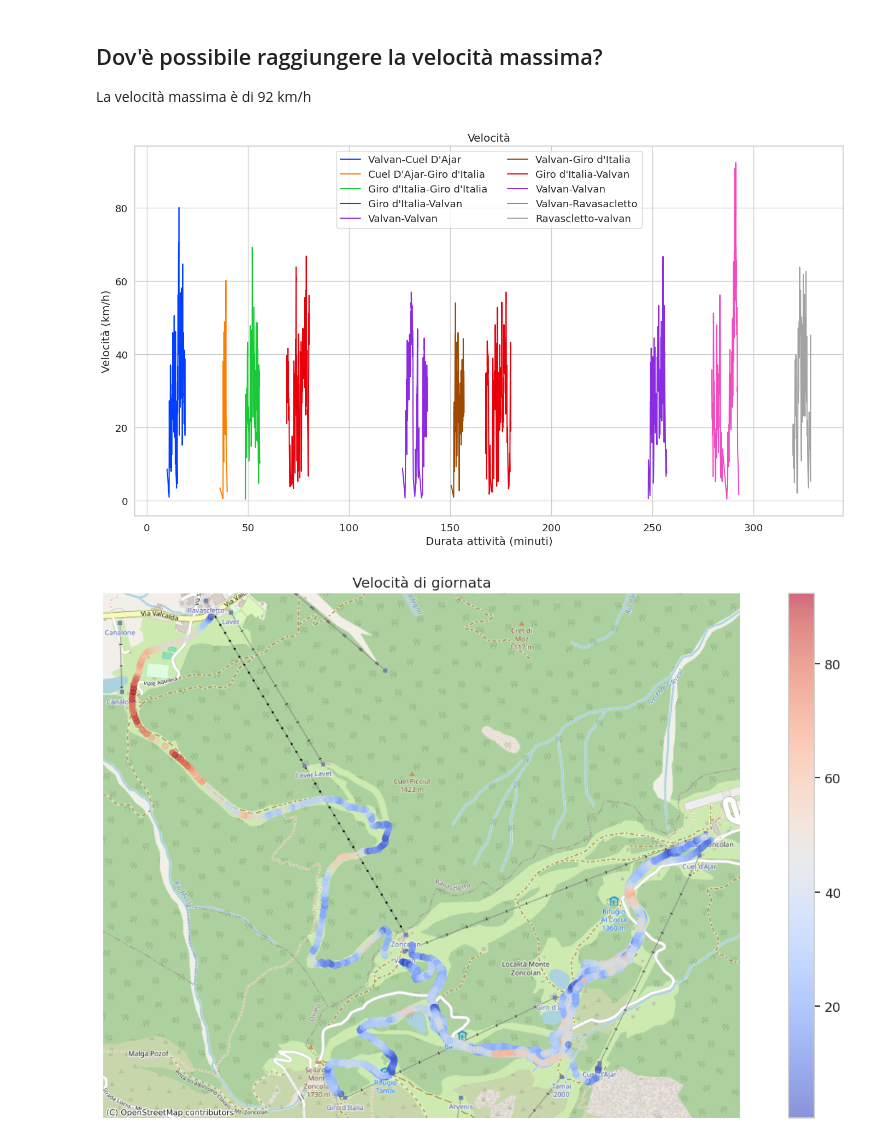
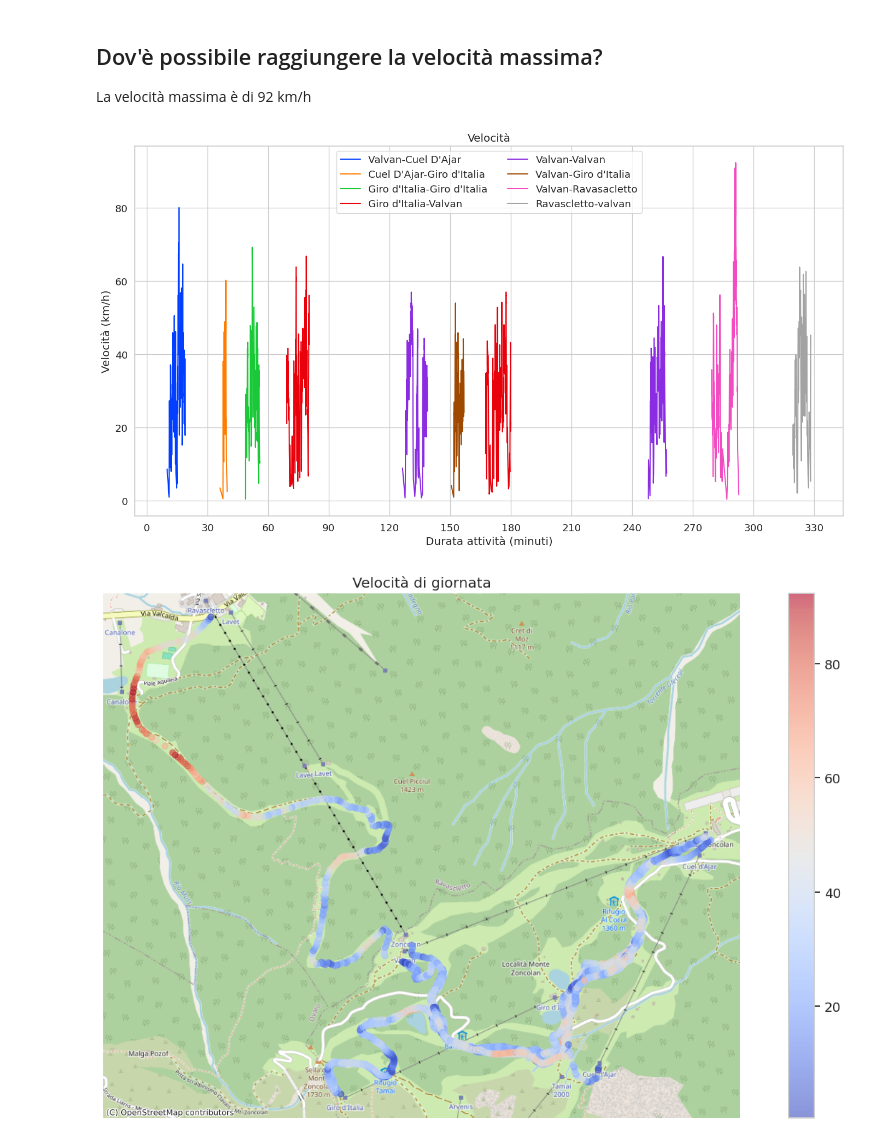
Before and after one commit to thomasmassarutto/DataSlopes, a Jupyter notebook: DataSlopes.ipynb, the cells around one changed output. Drawn from its saved outputs; the diff is of its cells as text; code cells hidden in the pictures.

```diff
--- a/DataSlopes.ipynb
+++ b/DataSlopes.ipynb
@@ -801,34 +801,56 @@ gdf_discese.to_csv('gdf_discese2.csv', index=False)
 # %%
 gdf_discese['delta_minuti'] = gdf_discese['time_from_start_minuti'].diff()
 gdf_discese['discesa'] = (gdf_discese['delta_minuti'] > 5).cumsum()
 
 ## mappa colori come dizionario iterabile
 mappa_colori_discese = dict(zip(
     gdf_discese['impianti'].unique(),
     palette
     ))
 
 f, ax = plt.subplots(1, 1, figsize=safe_image_size)
 ax.set_title("Velocità")
 
+## set elimina i duplicati
+labels= set()
+
 for _, discesa in gdf_discese.groupby('discesa'):
+
+    ## seleziona l'impianto (l'unico nella riga) e lo mappa in base al colore
+    impianto = discesa['impianti'].iloc[0]
+    colore = mappa_colori_discese[impianto] ## a questo punto so il colore che deve avere
+
+
+    if impianto not in labels:
+        label= impianto
+    else:
+        label= None ## non dovrebbe mai succedere...
+
+    labels.add(impianto)
+
     sns.lineplot(
         data=discesa,
         y='velocita_kmh',
         x='time_from_start_minuti',
         ax=ax,
-        hue= 'impianti',
-        palette= mappa_colori_discese
+        color=colore,
+        label=label
     )
 
 ax.set_ylabel("Velocità (km/h)")
 ax.set_xlabel("Durata attività (minuti)")
 ax.legend(ncol=2)
 
+## serve a settare i ticks ogni 30 min
+maxtime= gdf1_altitudine['time_from_start_minuti'].max()
+ticks = range(0,  int(maxtime) + 5, 30)
+ax.set_xticks(ticks)
+ax.set_xticklabels(ticks)
+
 plt.tight_layout()
 plt.show()
 # %% [output]
-[figure, old version]
+[figure, new version]
 # %%
 f, ax = plt.subplots(figsize=safe_image_size)
 
```
